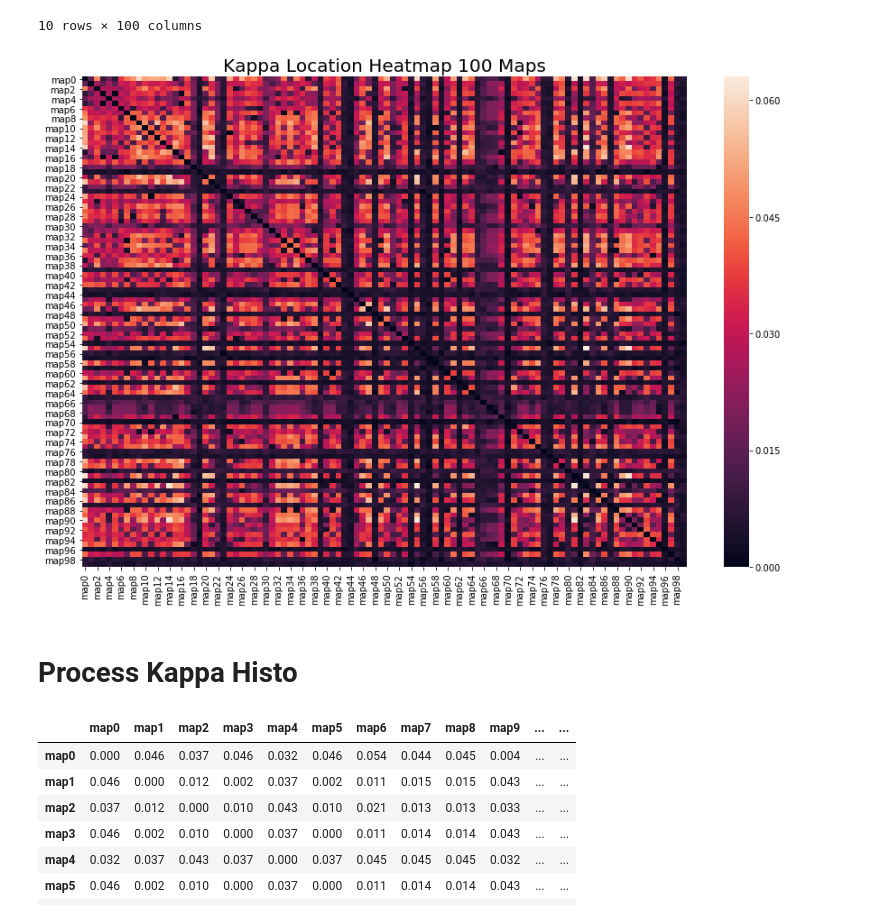
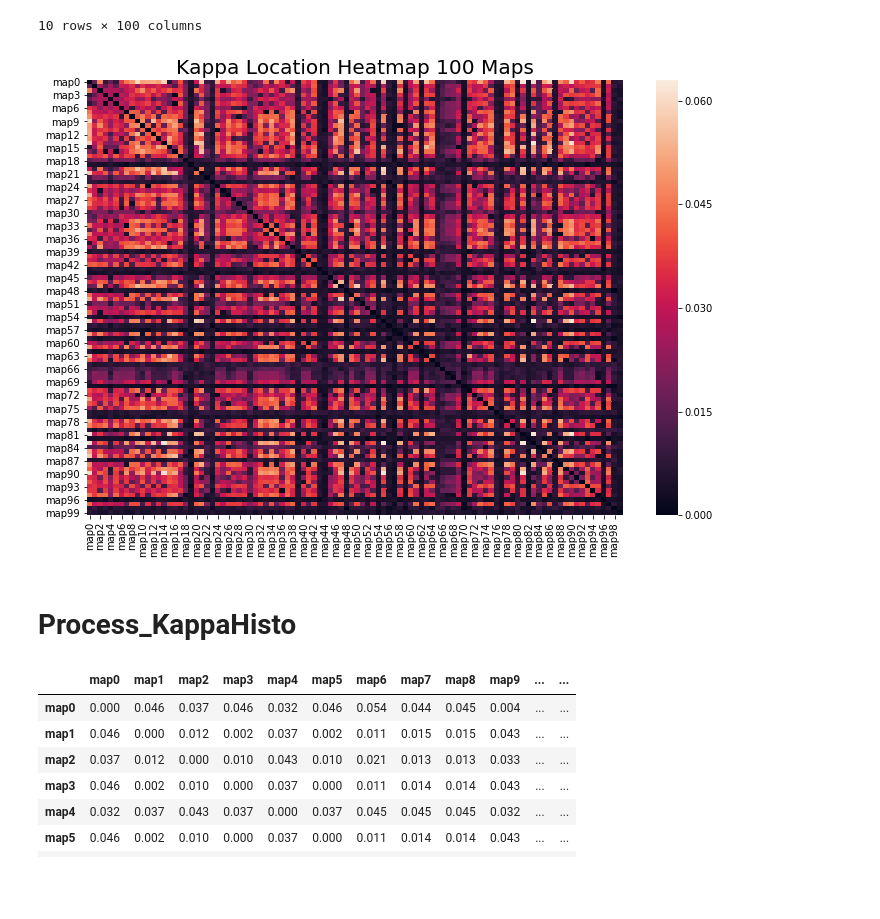
Before and after one commit to OQuispel/metric_clustering, a Jupyter notebook: cmdprompt_mck.ipynb, the cells around one changed output. Drawn from its saved outputs; the diff is of its cells as text; code cells hidden in the pictures; blank space fills up the shorter version.

```diff
--- a/cmdprompt_mck.ipynb
+++ b/cmdprompt_mck.ipynb
@@ -182,13 +185,13 @@ loc_dist.head(10)
 | map9 | 0.060 | 0.023 | 0.041 | 0.033 | 0.024 | 0.033 | 0.028 | 0.041 | 0.041 | 0.000 | ... | ... |
 10 rows × 100 columns
 # %%
-_ = plt.figure(figsize=(15,10))
+_ = plt.figure(figsize=(12,8))
 _ = sns.heatmap(loc_dist)
 _ = plt.title("Kappa Location Heatmap 100 Maps", fontsize =20)
 # %% [output]
-[figure, old version]
+[figure, new version]
-# %% [markdown]
-# Process Kappa Histo
+# %% [markdown]
+# Process_KappaHisto
 # %%
 df_histo = df_100
 
```
Also changed, not shown: parts of 42 cells of this notebook.
